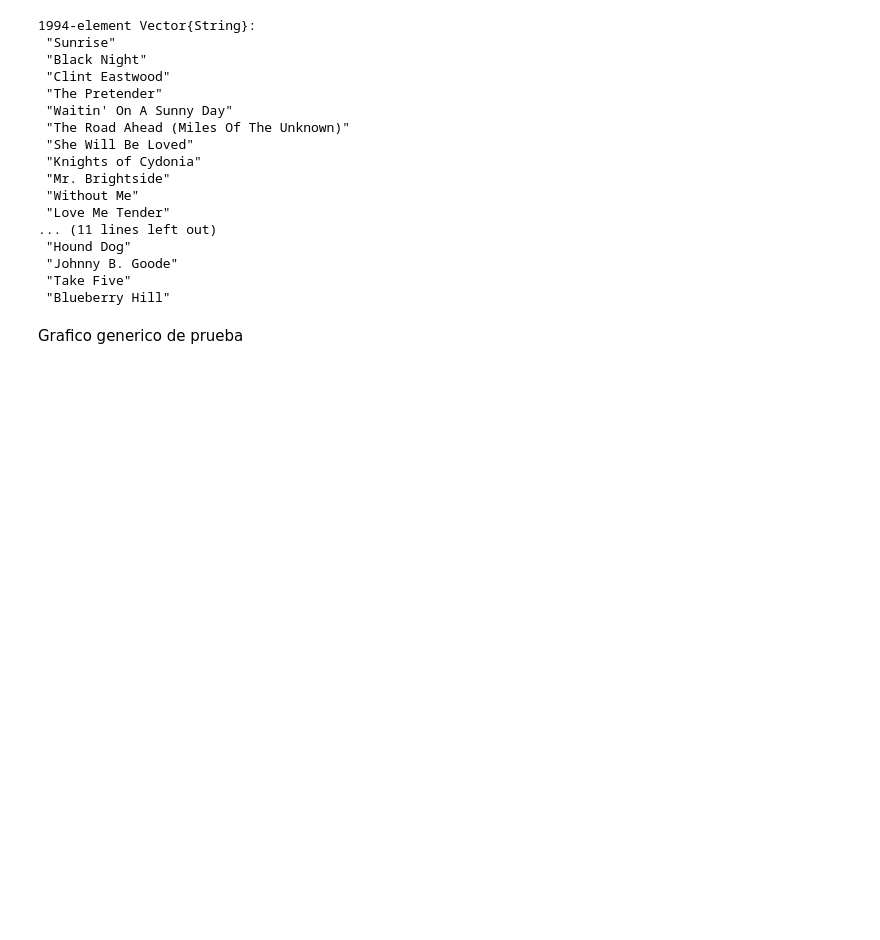
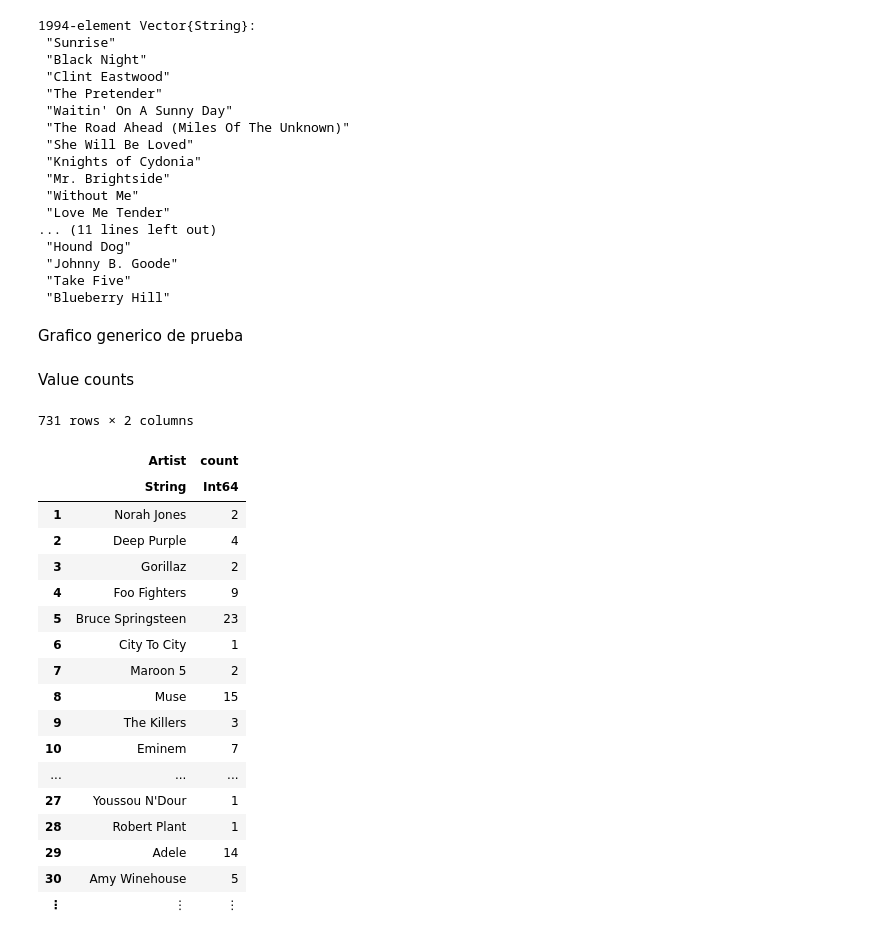
Before and after one commit to Gabriel-Re/TDL-Julia, a Jupyter notebook: data_analitics_Plots_Mateo.ipynb, the cells around one changed output. Cells and saved outputs as stored; diff of their text form; code cells hidden in the pictures; blank space fills up the shorter version.

```diff
--- a/data_analitics_Plots_Mateo.ipynb
+++ b/data_analitics_Plots_Mateo.ipynb
@@ -125,3 +125,27 @@ Grafico generico de prueba
 # %%
 x = 1:10; y = rand(10); # These are the plotting data
 plot(x, y)
+# %% [markdown]
+Value counts
+# %%
+df2 = combine(groupby(df, [:Artist]), nrow => :count)
+# %% [output]
+731 rows × 2 columns
+|  | Artist | count |
+|  | String | Int64 |
+| 1 | Norah Jones | 2 |
+| 2 | Deep Purple | 4 |
+| 3 | Gorillaz | 2 |
+| 4 | Foo Fighters | 9 |
+| 5 | Bruce Springsteen | 23 |
+| 6 | City To City | 1 |
+| 7 | Maroon 5 | 2 |
+| 8 | Muse | 15 |
+| 9 | The Killers | 3 |
+| 10 | Eminem | 7 |
+| ... | ... | ... |
+| 27 | Youssou N'Dour | 1 |
+| 28 | Robert Plant | 1 |
+| 29 | Adele | 14 |
+| 30 | Amy Winehouse | 5 |
+| ⋮ | ⋮ | ⋮ |
```
Also changed, not shown: parts of 2 cells of this notebook.
